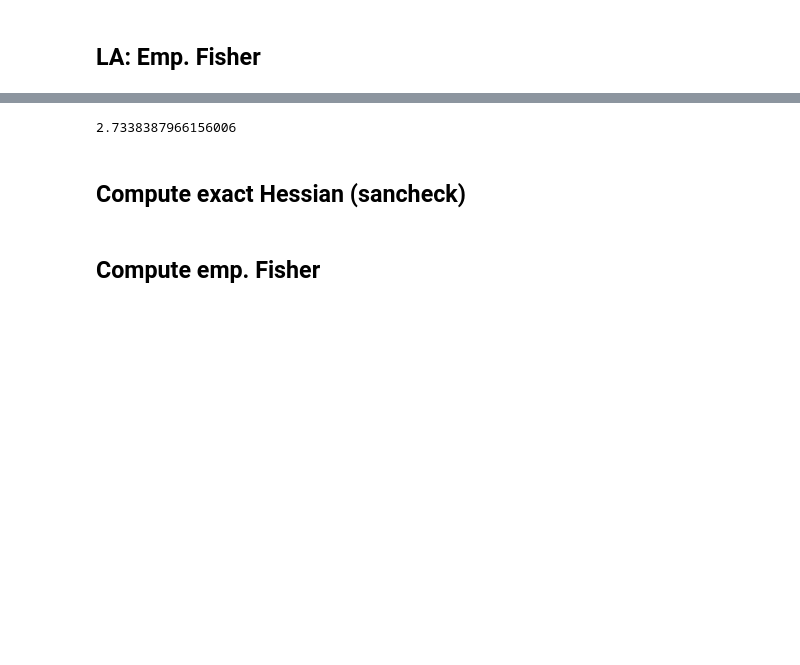
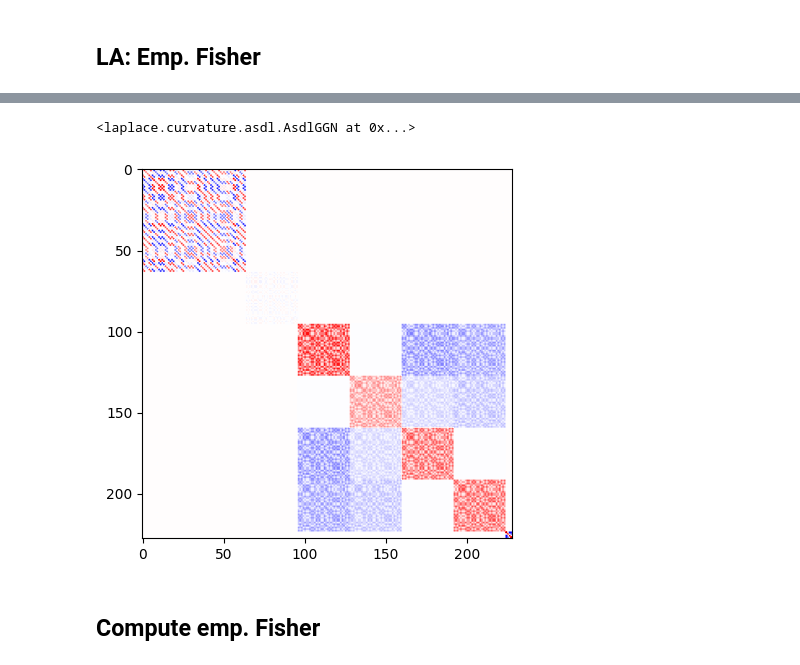
Before and after one commit to JuliaTrustworthyAI/LaplaceRedux.jl, a Jupyter notebook: dev/notebooks/KFAC/sb/Multi.py.ipynb, the cells around one changed output, grey strips where cells are left out. Cells and saved outputs as stored; diff of their text form; code cells hidden in the pictures; blank space fills up the shorter version.

```diff
--- a/dev/notebooks/KFAC/sb/Multi.py.ipynb
+++ b/dev/notebooks/KFAC/sb/Multi.py.ipynb
@@ -147,18 +157,16 @@ plt.plot(torch.special.expit(yhat).detach().numpy())
 # %% [markdown]
 ## LA: Emp. Fisher
 # %%
-from laplace.curvature import AsdlEF
-la = Laplace(model, 'classification',
-             subset_of_weights='all',
-             hessian_structure='full', backend=AsdlEF)
-
-la.fit(DataLoader(TensorDataset(x, y), batch_size=1))
-
-print("zero?:", all(x == 0 for x in list(torch.flatten(la.H))))
+# from laplace.curvature import AsdlEF
+# la = Laplace(model, 'classification',
+#              subset_of_weights='all',
+#              hessian_structure='full', backend=AsdlEF)
+#
+# la.fit(DataLoader(TensorDataset(x, y), batch_size=1))
+#
+# print("zero?:", all(x == 0 for x in list(torch.flatten(la.H))))
 # %%
 def colplot(H):
-    lim = torch.max(torch.abs(la.H))
-    plt.imshow(H, cmap='seismic', interpolation='nearest', clim=(-lim, +lim))
+    lim = torch.max(torch.abs(H))
+    plt.imshow(H, cmap='seismic', clim=(-lim, +lim))
     plt.show()
-
-colplot(la.H)
@@ -183,6 +185,9 @@ lim = torch.max(torch.abs(la.H)).item()
 # %%
-lim
+la = Laplace(model, 'classification',
+             subset_of_weights='all',
+             hessian_structure='kron')
+
+## la.fit(DataLoader(TensorDataset(x, y), batch_size=1))
+# data = list(zip(x, y))
+dl = DataLoader(TensorDataset(x, y), batch_size=1)
+la.fit(dl)
-# %% [output]
-2.7338387966156006
-# %% [markdown]
-## Compute exact Hessian (sancheck)
@@ -190,0 +194,10 @@ lim
+# %%
+la.backend
+# %% [output]
+<laplace.curvature.asdl.AsdlGGN at 0x...>
+# %%
+B = la.H.to_matrix()
+# %%
+colplot(B)
+# %% [output]
+[figure, added]
```
Also changed, not shown: parts of 24 cells of this notebook, 1 other file.
